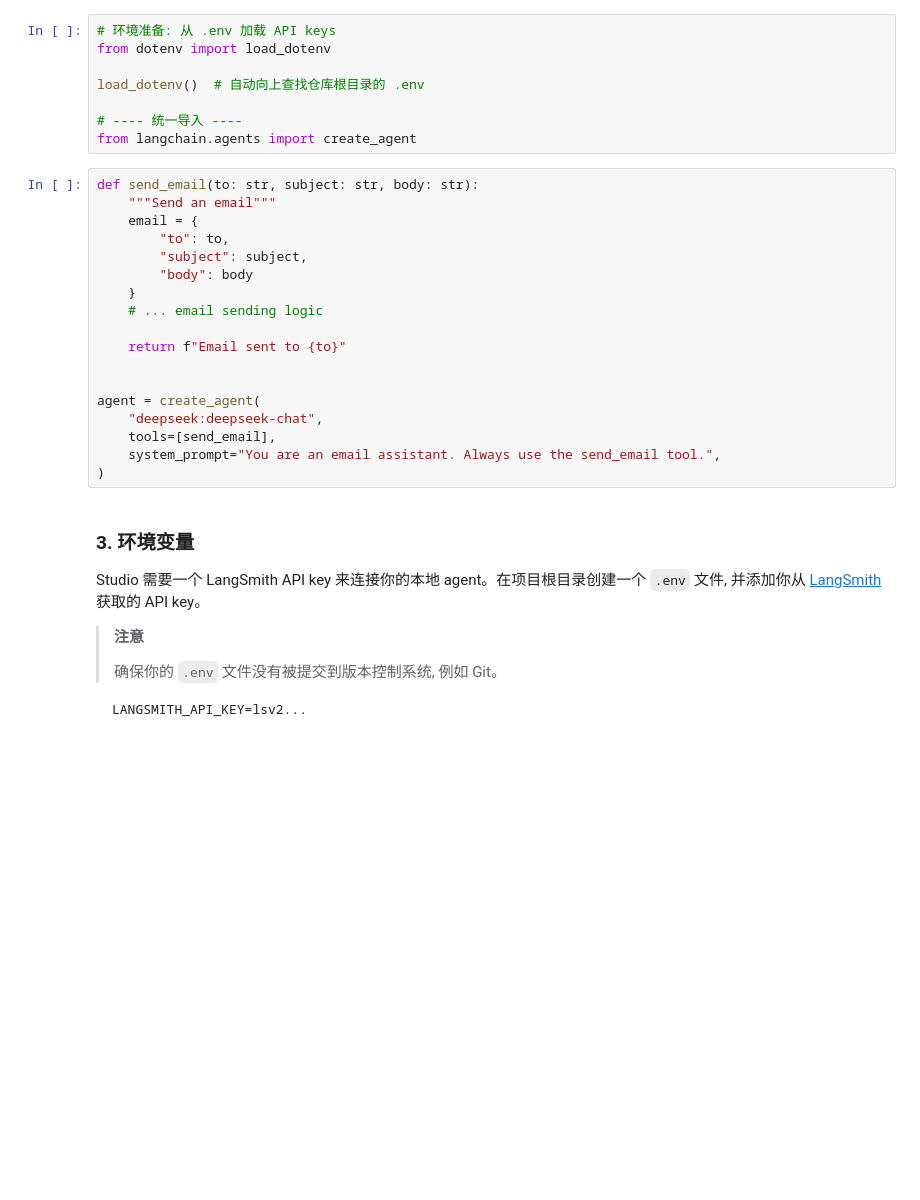
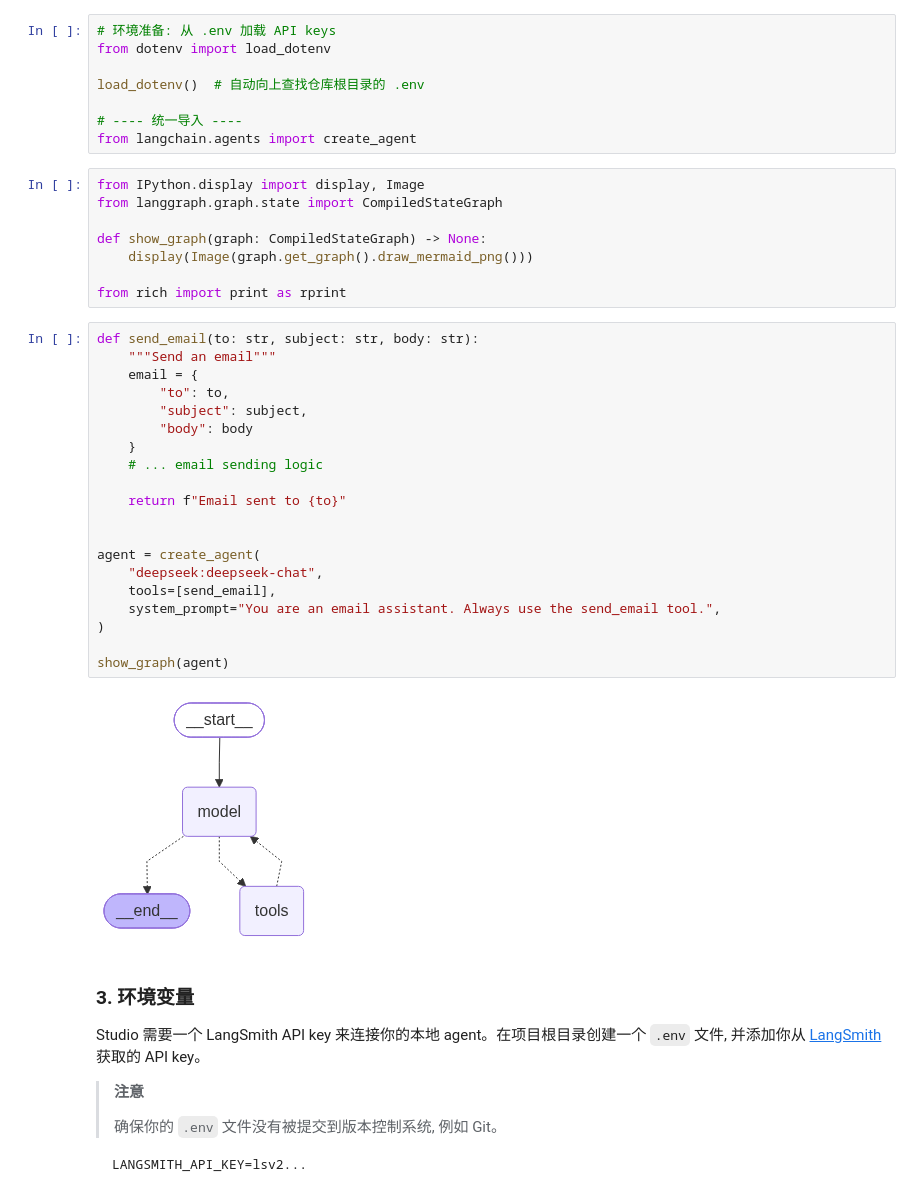
Before and after one commit to Ashitaka-Laputa-IV/docs, a Jupyter notebook: src/oss/langgraph/ipynbs/studio.ipynb, the cells around one changed output. Saved outputs shown, nothing was run; the diff lists cells and outputs as text; blank space fills up the shorter version.

```diff
--- a/src/oss/langgraph/ipynbs/studio.ipynb
+++ b/src/oss/langgraph/ipynbs/studio.ipynb
@@ -36,24 +36,36 @@ load_dotenv()  # 自动向上查找仓库根目录的 .env
 
 # ---- 统一导入 ----
 from langchain.agents import create_agent
+# %%
+from IPython.display import display, Image
+from langgraph.graph.state import CompiledStateGraph
+
+def show_graph(graph: CompiledStateGraph) -> None:
+    display(Image(graph.get_graph().draw_mermaid_png()))
+
+from rich import print as rprint
 # %%
 def send_email(to: str, subject: str, body: str):
     """Send an email"""
     email = {
         "to": to,
         "subject": subject,
         "body": body
     }
     # ... email sending logic
 
     return f"Email sent to {to}"
 
 
 agent = create_agent(
     "deepseek:deepseek-chat",
     tools=[send_email],
     system_prompt="You are an email assistant. Always use the send_email tool.",
 )
+
+show_graph(agent)
+# %% [output]
+[figure, added]
 # %% [markdown]
 ### 3. 环境变量
 
```
Also changed, not shown: 2 other files.
